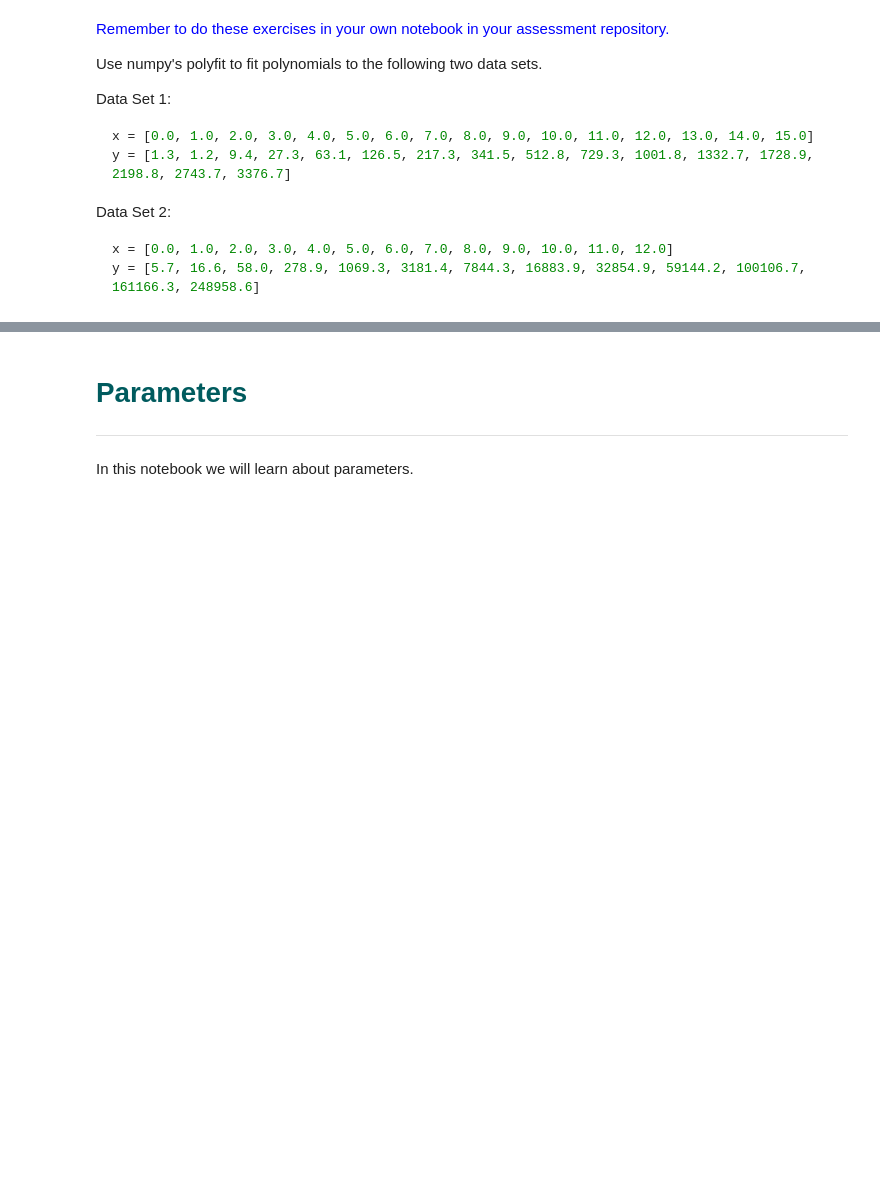
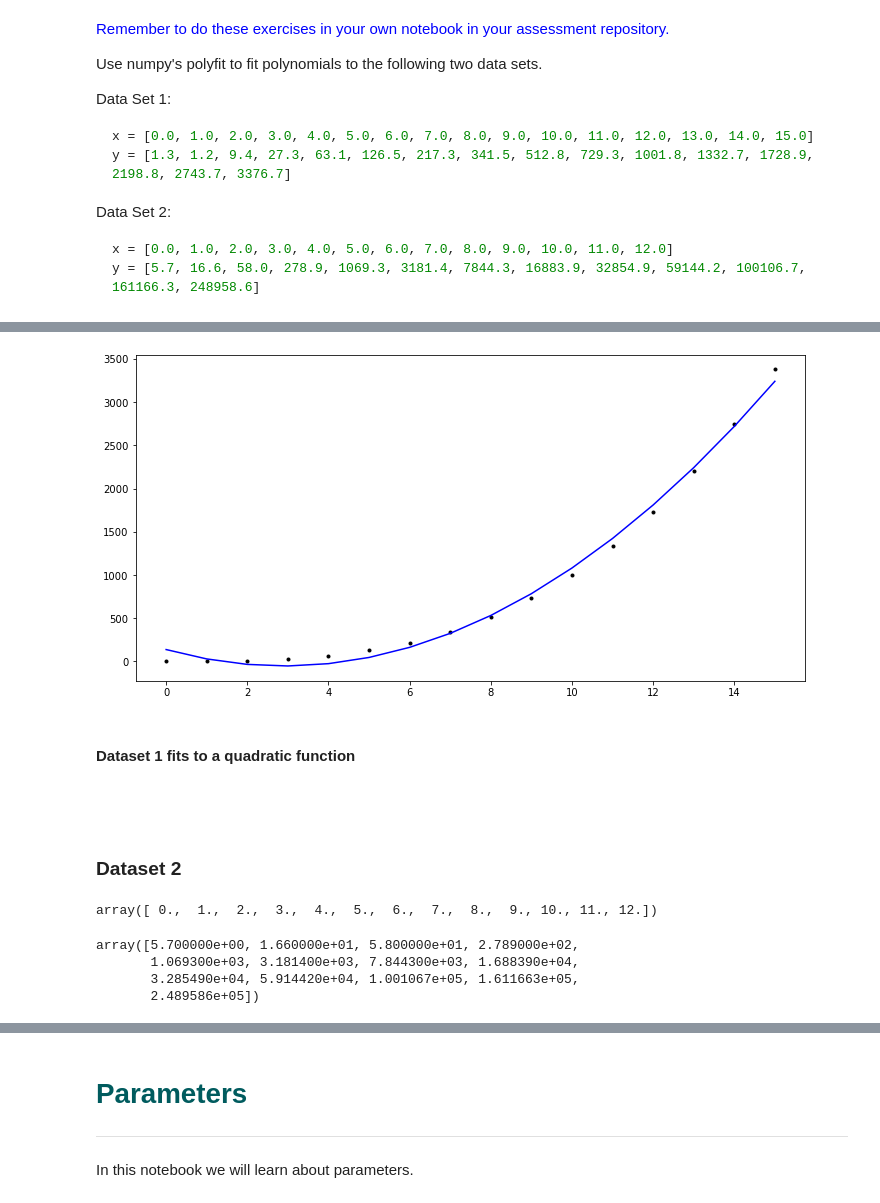
Before and after one commit to doodymack/Machine_Learn_Stats-Assessment, a Jupyter notebook: Exercises/03-parameters_exercises.ipynb, the cells around one changed output, grey strips where cells are left out. Saved outputs shown, nothing was run; the diff lists cells and outputs as text; code cells hidden in the pictures; blank space fills up the shorter version.

```diff
--- a/Exercises/03-parameters_exercises.ipynb
+++ b/Exercises/03-parameters_exercises.ipynb
@@ -18,0 +82,16 @@ y = [5.7, 16.6, 58.0, 278.9, 1069.3, 3181.4, 7844.3, 16883.9, 32854.9, 59144.2,
+# %%
+# Create a plot.
+fig, ax = plt.subplots(figsize=(12,6))
+
+# Plot x vs y.
+ax.plot(x, y, 'k.')
+
+# Plot x vs parameters on x.
+ax.plot(x, params[0] * x**2 + params[1] * x + params[2], 'b-');
+# %% [output]
+[figure, added]
+# %% [markdown]
+#### Dataset 1 fits to a quadratic function
+# %% [markdown]
+<br><br>
+### Dataset 2
@@ -18,0 +101,13 @@ y = [5.7, 16.6, 58.0, 278.9, 1069.3, 3181.4, 7844.3, 16883.9, 32854.9, 59144.2,
+# %%
+x= np.array(x)
+x
+# %% [output]
+array([ 0.,  1.,  2.,  3.,  4.,  5.,  6.,  7.,  8.,  9., 10., 11., 12.])
+# %%
+y= np.array(y)
+y
+# %% [output]
+array([5.700000e+00, 1.660000e+01, 5.800000e+01, 2.789000e+02,
+       1.069300e+03, 3.181400e+03, 7.844300e+03, 1.688390e+04,
+       3.285490e+04, 5.914420e+04, 1.001067e+05, 1.611663e+05,
+       2.489586e+05])
```
Also changed, not shown: parts of 61 cells of this notebook.
